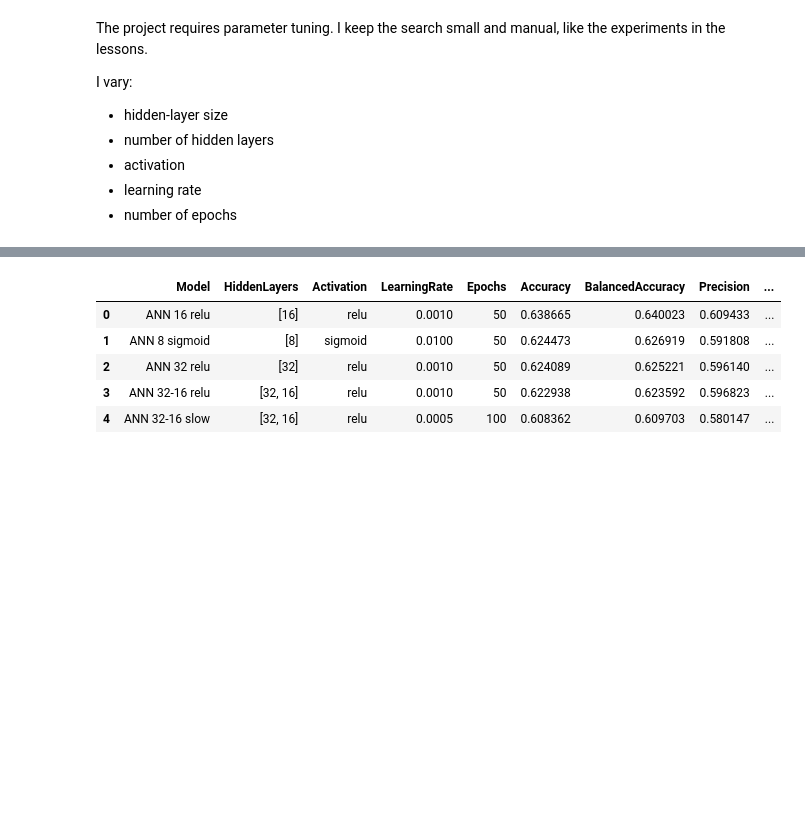
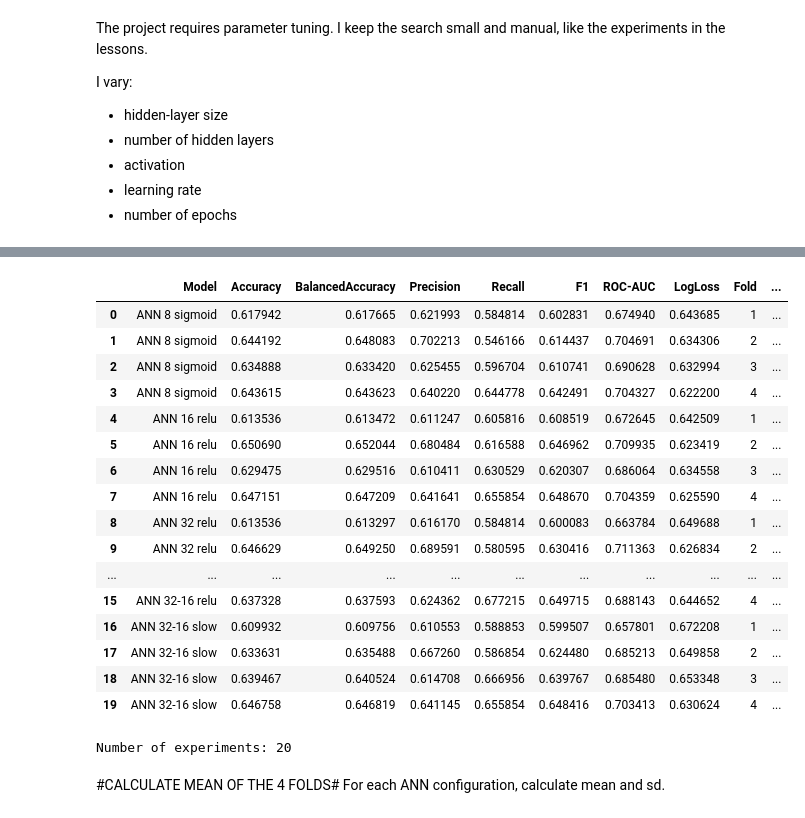
Before and after one commit to elimiotto05/artificial_intelligence, a Jupyter notebook: notebooks/05_ann_classifier.ipynb, the cells around one changed output, grey strips where cells are left out. Saved outputs shown, nothing was run; the diff lists cells and outputs as text; code cells hidden in the pictures; blank space fills up the shorter version.

```diff
--- a/notebooks/05_ann_classifier.ipynb
+++ b/notebooks/05_ann_classifier.ipynb
@@ -518,23 +547,46 @@ I vary:
 - number of epochs
 # %%
 def build_model(
+    input_features,
     hidden_layers,
     hidden_activation,
     learning_rate
 ):
+    """
+    Build and compile an Artificial Neural Network.
+
+    input_features:
+        Number of input variables received by the ANN.
+
+    hidden_layers:
+        List containing the number of neurons
+        in each hidden layer.
+
+    hidden_activation:
+        Activation function used by hidden layers.
+
+    learning_rate:
+        Learning rate used by Adam.
+    """
     #initialize network
     current_model = Sequential()
 
     #input
-    current_model.add(Input(shape=(num_features,)))
+    current_model.add(Input(shape=(input_features,)))
 
     #hidden layer
+    # Example:
+    # hidden_layers = [32, 16]
+    #
+    # creates two hidden layers:
+    # 32 neurons -> 16 neurons.
     for number_of_neurons in hidden_layers:
 
         current_model.add(Dense(number_of_neurons))
         current_model.add(Activation(hidden_activation))
 
-    #output
+    # Binary output:
+    # probability that Player 1 wins.
     current_model.add(Dense(1))
     current_model.add(Activation("sigmoid"))
 
@@ -723,18 +810,31 @@ Validation accuracy: 0.6084
 # %%
-tuning_results = pd.DataFrame(tuning_results)
+ann_cv_results = pd.DataFrame(cv_results)
 
-tuning_results = tuning_results.sort_values(
-    by=[
-        "Accuracy", "ROC_AUC"
-    ],
-    ascending=[False, False]
-).reset_index(drop=True)
-
-tuning_results
+ann_cv_results
 # %% [output]
-|  | Model | HiddenLayers | Activation | LearningRate | Epochs | Accuracy | BalancedAccuracy | Precision | ... |
-| 0 | ANN 16 relu | [16] | relu | 0.0010 | 50 | 0.638665 | 0.640023 | 0.609433 | ... |
-| 1 | ANN 8 sigmoid | [8] | sigmoid | 0.0100 | 50 | 0.624473 | 0.626919 | 0.591808 | ... |
-| 2 | ANN 32 relu | [32] | relu | 0.0010 | 50 | 0.624089 | 0.625221 | 0.596140 | ... |
-| 3 | ANN 32-16 relu | [32, 16] | relu | 0.0010 | 50 | 0.622938 | 0.623592 | 0.596823 | ... |
-| 4 | ANN 32-16 slow | [32, 16] | relu | 0.0005 | 100 | 0.608362 | 0.609703 | 0.580147 | ... |
+|  | Model | Accuracy | BalancedAccuracy | Precision | Recall | F1 | ROC-AUC | LogLoss | Fold | ... |
+| 0 | ANN 8 sigmoid | 0.617942 | 0.617665 | 0.621993 | 0.584814 | 0.602831 | 0.674940 | 0.643685 | 1 | ... |
+| 1 | ANN 8 sigmoid | 0.644192 | 0.648083 | 0.702213 | 0.546166 | 0.614437 | 0.704691 | 0.634306 | 2 | ... |
+| 2 | ANN 8 sigmoid | 0.634888 | 0.633420 | 0.625455 | 0.596704 | 0.610741 | 0.690628 | 0.632994 | 3 | ... |
+| 3 | ANN 8 sigmoid | 0.643615 | 0.643623 | 0.640220 | 0.644778 | 0.642491 | 0.704327 | 0.622200 | 4 | ... |
+| 4 | ANN 16 relu | 0.613536 | 0.613472 | 0.611247 | 0.605816 | 0.608519 | 0.672645 | 0.642509 | 1 | ... |
+| 5 | ANN 16 relu | 0.650690 | 0.652044 | 0.680484 | 0.616588 | 0.646962 | 0.709935 | 0.623419 | 2 | ... |
+| 6 | ANN 16 relu | 0.629475 | 0.629516 | 0.610411 | 0.630529 | 0.620307 | 0.686064 | 0.634558 | 3 | ... |
+| 7 | ANN 16 relu | 0.647151 | 0.647209 | 0.641641 | 0.655854 | 0.648670 | 0.704359 | 0.625590 | 4 | ... |
+| 8 | ANN 32 relu | 0.613536 | 0.613297 | 0.616170 | 0.584814 | 0.600083 | 0.663784 | 0.649688 | 1 | ... |
+| 9 | ANN 32 relu | 0.646629 | 0.649250 | 0.689591 | 0.580595 | 0.630416 | 0.711363 | 0.626834 | 2 | ... |
+| ... | ... | ... | ... | ... | ... | ... | ... | ... | ... | ... |
+| 15 | ANN 32-16 relu | 0.637328 | 0.637593 | 0.624362 | 0.677215 | 0.649715 | 0.688143 | 0.644652 | 4 | ... |
+| 16 | ANN 32-16 slow | 0.609932 | 0.609756 | 0.610553 | 0.588853 | 0.599507 | 0.657801 | 0.672208 | 1 | ... |
+| 17 | ANN 32-16 slow | 0.633631 | 0.635488 | 0.667260 | 0.586854 | 0.624480 | 0.685213 | 0.649858 | 2 | ... |
+| 18 | ANN 32-16 slow | 0.639467 | 0.640524 | 0.614708 | 0.666956 | 0.639767 | 0.685480 | 0.653348 | 3 | ... |
+| 19 | ANN 32-16 slow | 0.646758 | 0.646819 | 0.641145 | 0.655854 | 0.648416 | 0.703413 | 0.630624 | 4 | ... |
+# %%
+#check that the number of experiments is correct
+print("Number of experiments:", ann_cv_results.shape[0])
+assert(len(ann_cv_results) == len(configurations) * len(temporal_folds))
+# %% [output]
+Number of experiments: 20
+# %% [markdown]
+#CALCULATE MEAN OF THE 4 FOLDS#
+For each ANN configuration, calculate mean and sd.
```
Also changed, not shown: parts of 26 cells of this notebook, 14 other files.
